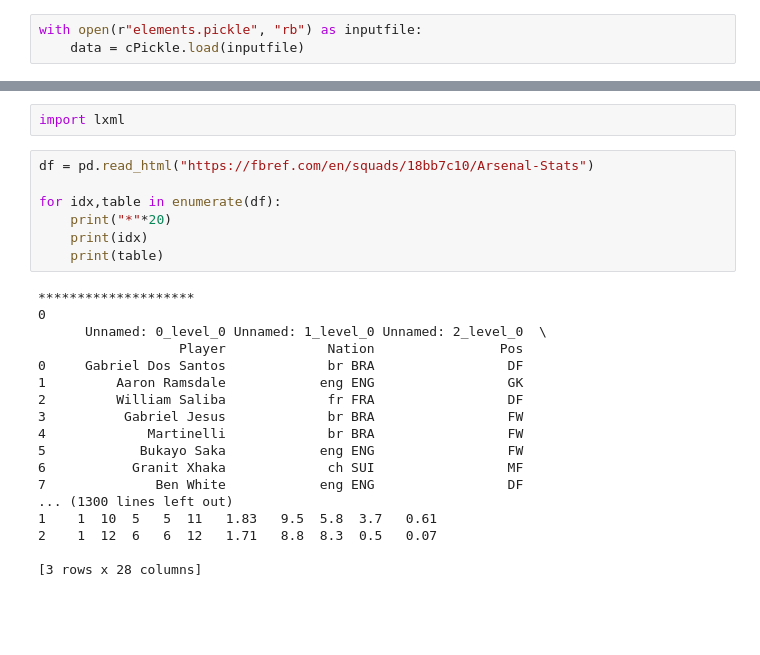
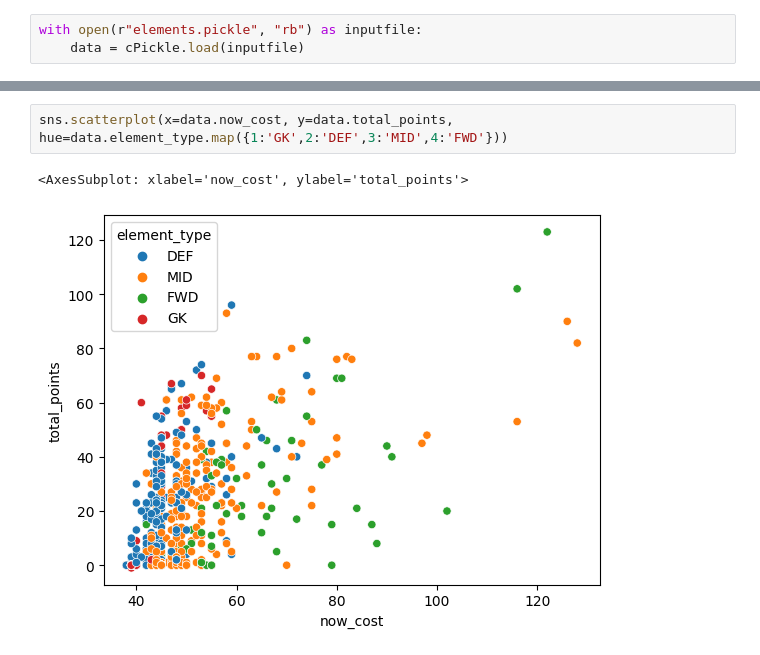
Before and after one commit to AstroLebs/LHL_Final_Project, a Jupyter notebook: src/EDA.ipynb, the cells around one changed output, grey strips where cells are left out. Drawn from its saved outputs; the diff is of its cells as text; blank space fills up the shorter version.

```diff
--- a/src/EDA.ipynb
+++ b/src/EDA.ipynb
@@ -32,27 +30,5 @@ plt.show()
-# %%
-import lxml
-# %%
-df = pd.read_html("https://fbref.com/en/squads/18bb7c10/Arsenal-Stats")
-
-for idx,table in enumerate(df):
-    print("*"*20)
-    print(idx)
-    print(table)
-# %% [output]
-********************
-0
-      Unnamed: 0_level_0 Unnamed: 1_level_0 Unnamed: 2_level_0  \
-                  Player             Nation                Pos
-0     Gabriel Dos Santos             br BRA                 DF
-1         Aaron Ramsdale            eng ENG                 GK
-2         William Saliba             fr FRA                 DF
-3          Gabriel Jesus             br BRA                 FW
-4             Martinelli             br BRA                 FW
-5            Bukayo Saka            eng ENG                 FW
-6           Granit Xhaka             ch SUI                 MF
-7              Ben White            eng ENG                 DF
-... (1300 lines left out)
-1    1  10  5   5  11   1.83   9.5  5.8  3.7   0.61
-2    1  12  6   6  12   1.71   8.8  8.3  0.5   0.07
-
-[3 rows x 28 columns]
+# %%
+sns.scatterplot(x=data.now_cost, y=data.total_points, hue=data.element_type.map({1:'GK',2:'DEF',3:'MID',4:'FWD'}))
+# %% [output]
+<AxesSubplot: xlabel='now_cost', ylabel='total_points'>
+[figure, added]
```
Also changed, not shown: parts of 3 cells of this notebook, 10 other files.
